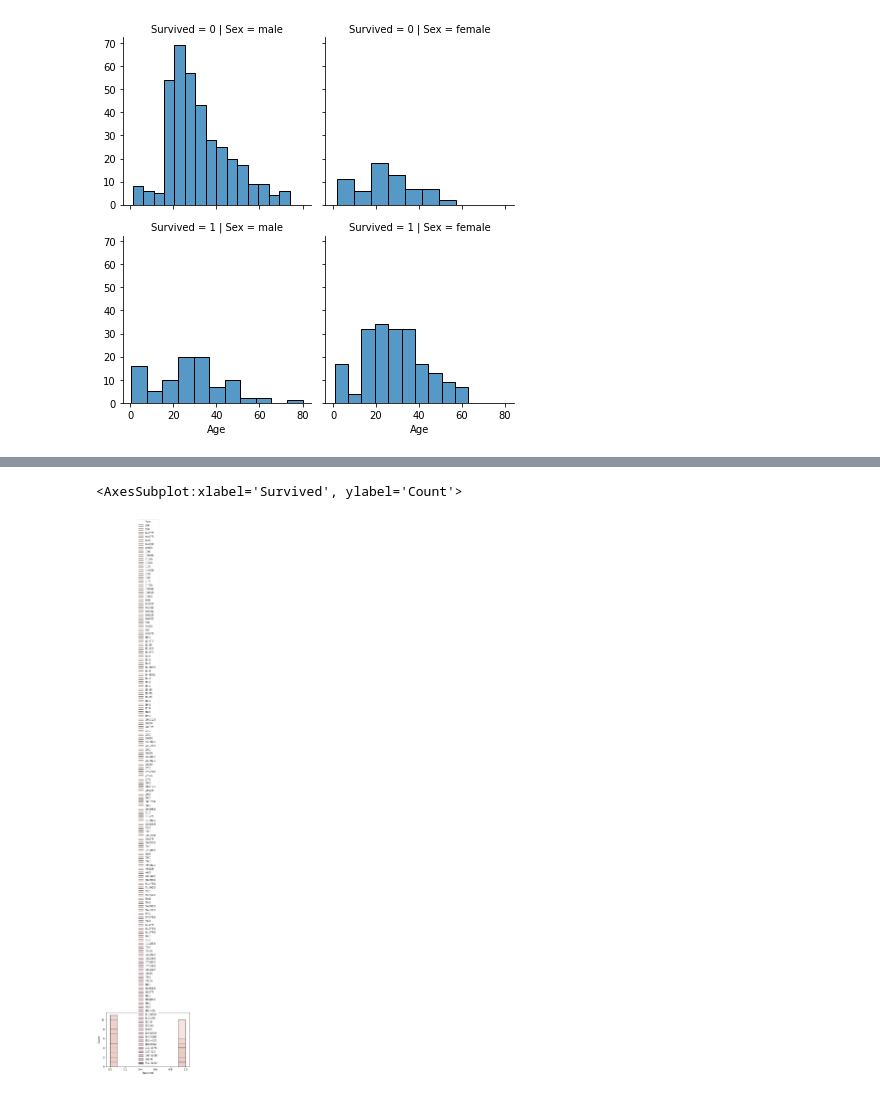
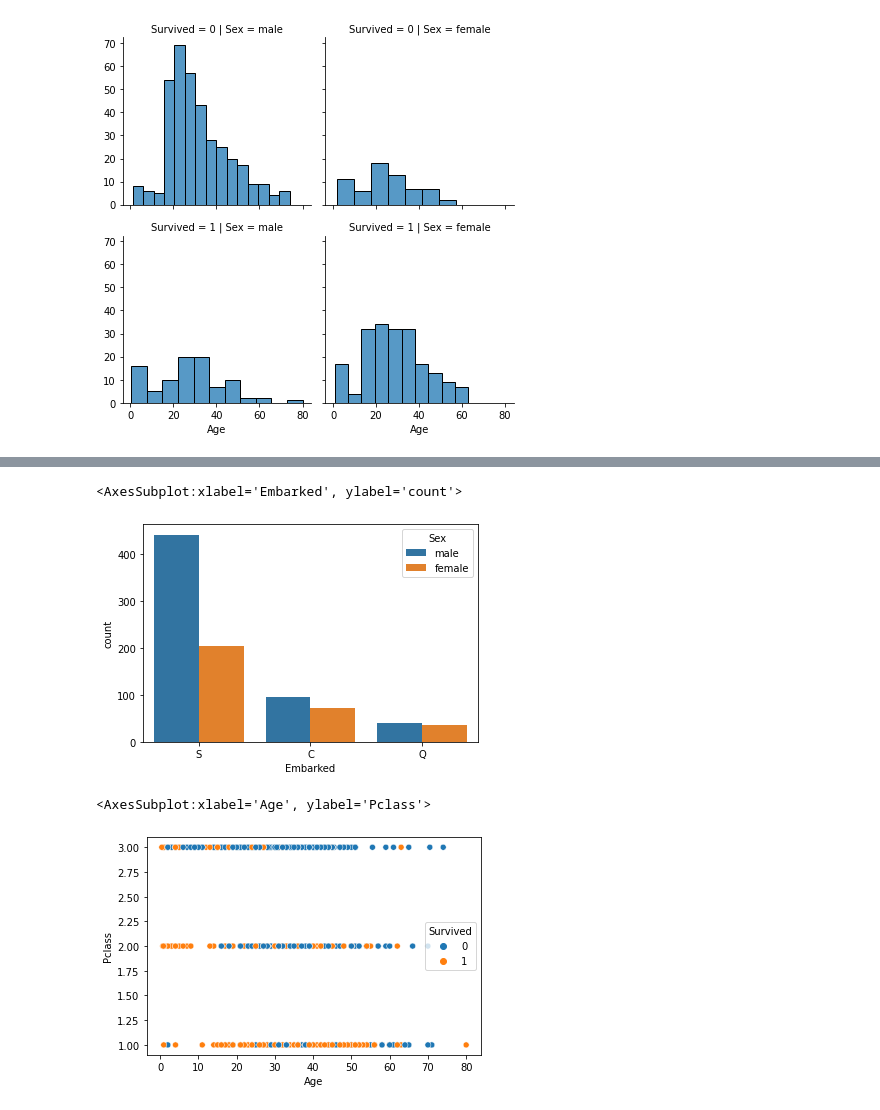
Before and after one commit to Daredeveil/CAB-21, a Jupyter notebook: titanic/titanic_1.ipynb, the cells around one changed output, grey strips where cells are left out. Cells and saved outputs as stored; diff of their text form; code cells hidden in the pictures.

```diff
--- a/titanic/titanic_1.ipynb
+++ b/titanic/titanic_1.ipynb
@@ -151,5 +176,10 @@ plt.show()
+# %%
+sns.countplot(x='Embarked', data=df, hue='Sex', dodge=True)
+# %% [output]
+<AxesSubplot:xlabel='Embarked', ylabel='count'>
+[figure, added]
 # %%
-sns.histplot(data=df[df['Age'] > 30], x='Survived', hue='Fare')
+sns.scatterplot(data=df, x='Age', y='Pclass', hue='Survived')
 # %% [output]
-<AxesSubplot:xlabel='Survived', ylabel='Count'>
+<AxesSubplot:xlabel='Age', ylabel='Pclass'>
-[figure, old version]
+[figure, new version]
```
Also changed, not shown: parts of 9 cells of this notebook, 1 other file.
